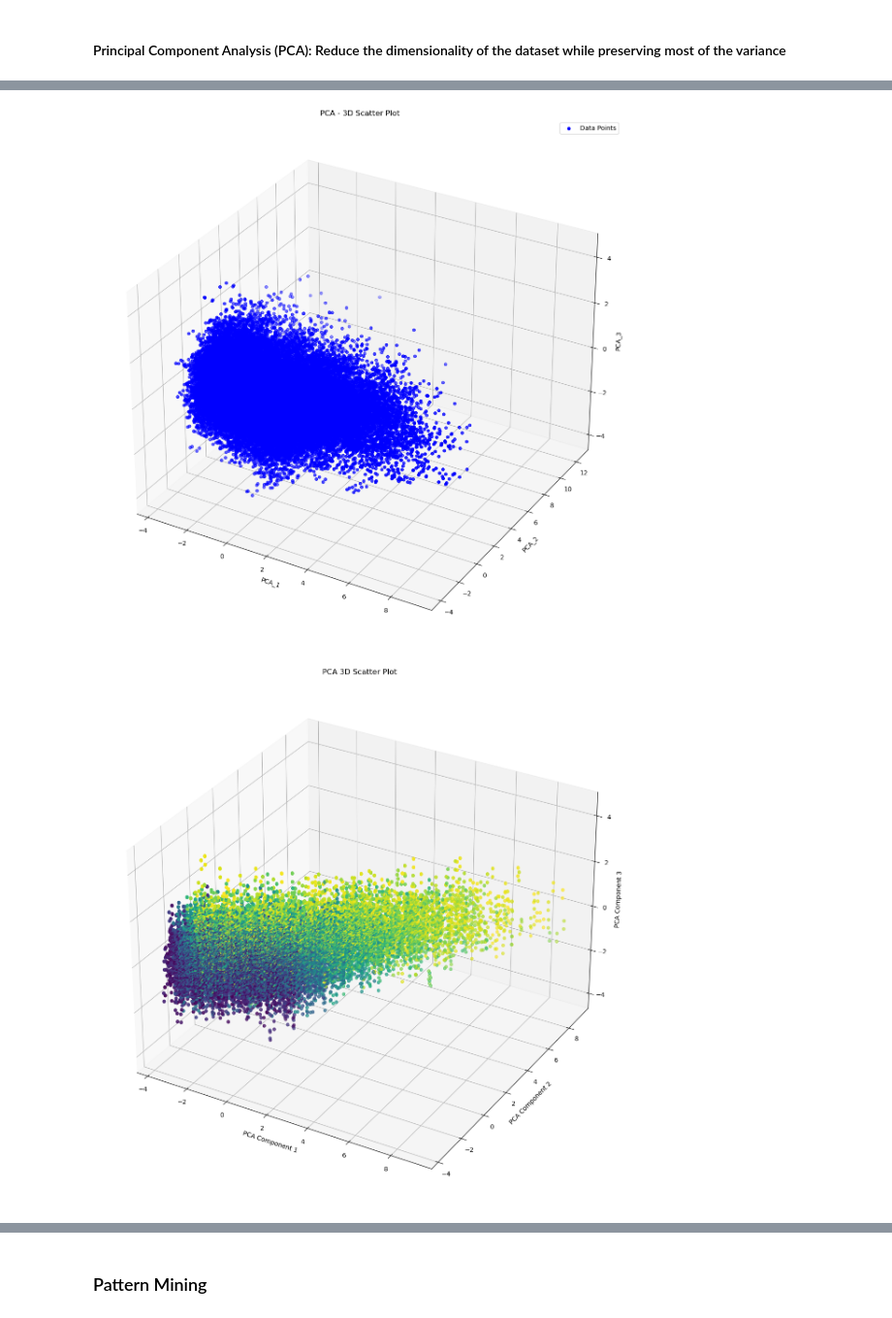
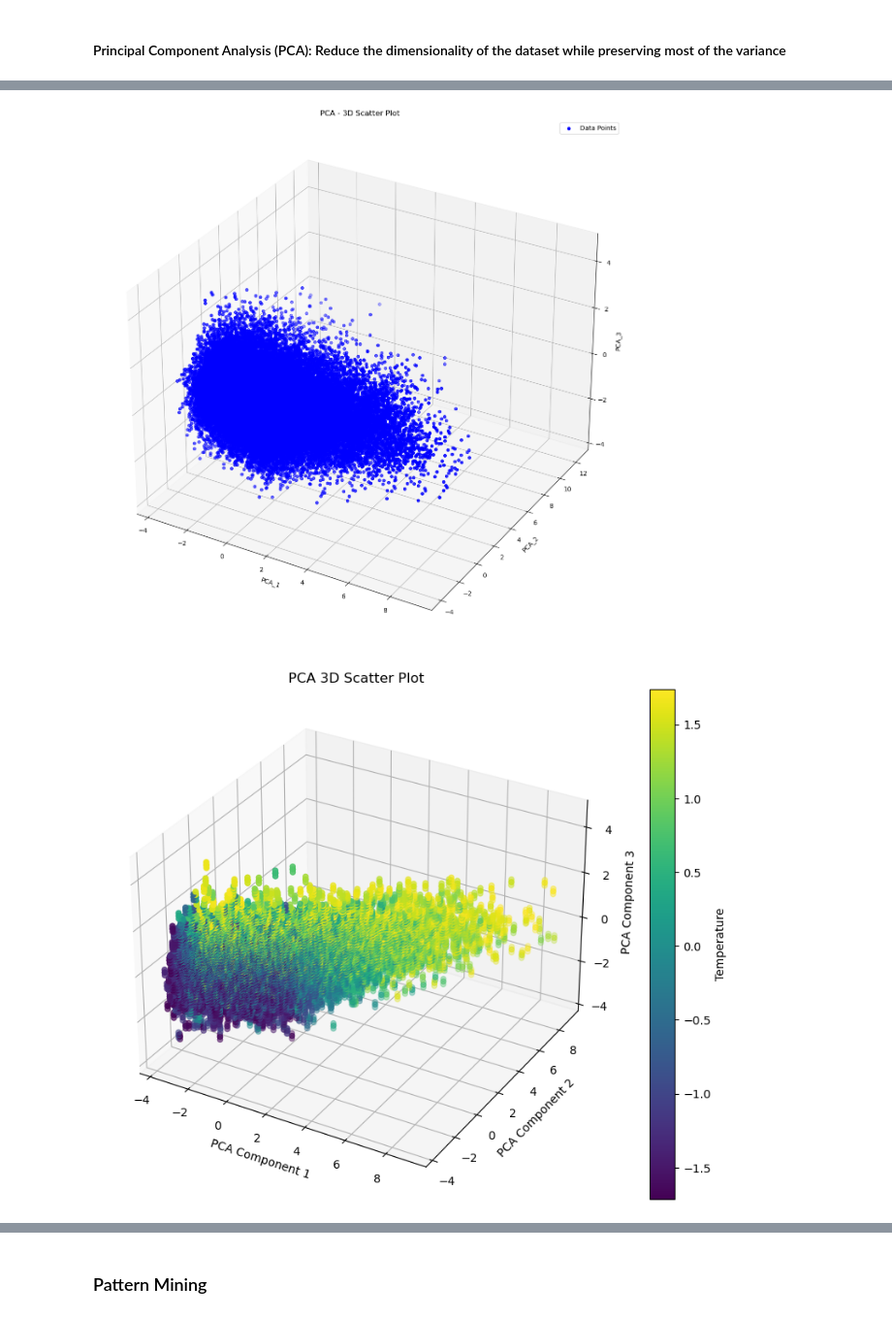
Before and after one commit to sankalp-bhat/DVD-Project-2, a Jupyter notebook: EDA/eda_nand.ipynb, the cells around one changed output, grey strips where cells are left out. Shown at 97% size. Saved outputs shown, nothing was run; the diff lists cells and outputs as text; code cells hidden in the pictures.

```diff
--- a/EDA/eda_nand.ipynb
+++ b/EDA/eda_nand.ipynb
@@ -140,12 +140,3 @@ scaled_data = scaler.fit_transform(data)
 scaled_data = pd.DataFrame(scaled_data, columns=data.columns)
 # %% [markdown]
 ### Data Visualisation
-# %%
-# Histograms of preprocessed data
-plt.figure(figsize=(15, 10))
-for i, column in enumerate(data.columns):
-    plt.subplot(4, 6, i + 1)
-    sns.histplot(data[column], kde=True)
-    plt.title(column)
-plt.tight_layout()
-plt.show()
@@ -222,15 +211,16 @@ ax.set_title('PCA - 3D Scatter Plot')
 ax.legend()
 plt.show()
 # %% [output]
-[figure, old version]
+[figure, new version]
 # %%
-fig = plt.figure(figsize=(15, 15))
+fig = plt.figure(figsize=(12, 8))
 ax = fig.add_subplot(111, projection='3d')
-ax.scatter(pca_df['PCA_1'], pca_df['PCA_1'], pca_df['PCA_3'], c=data['temp'], cmap='viridis')
+scatter = ax.scatter(pca_df['PCA_1'], pca_df['PCA_1'], pca_df['PCA_3'], c=scaled_data['temp'], cmap='viridis')
 ax.set_title('PCA 3D Scatter Plot')
 ax.set_xlabel('PCA Component 1')
 ax.set_ylabel('PCA Component 2')
 ax.set_zlabel('PCA Component 3')
+plt.colorbar(scatter, label='Temperature')
 plt.show()
 # %% [output]
-[figure, old version]
+[figure, new version]
```
Also changed, not shown: parts of 17 cells of this notebook.
